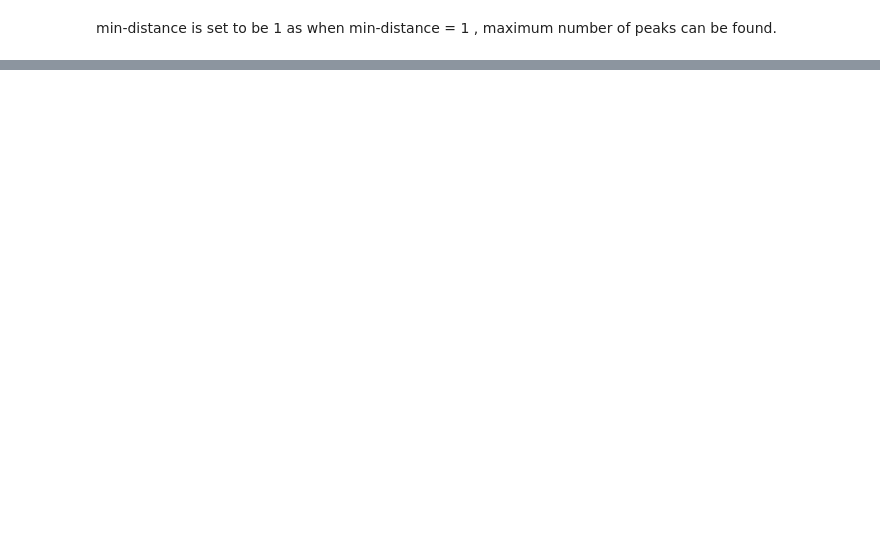
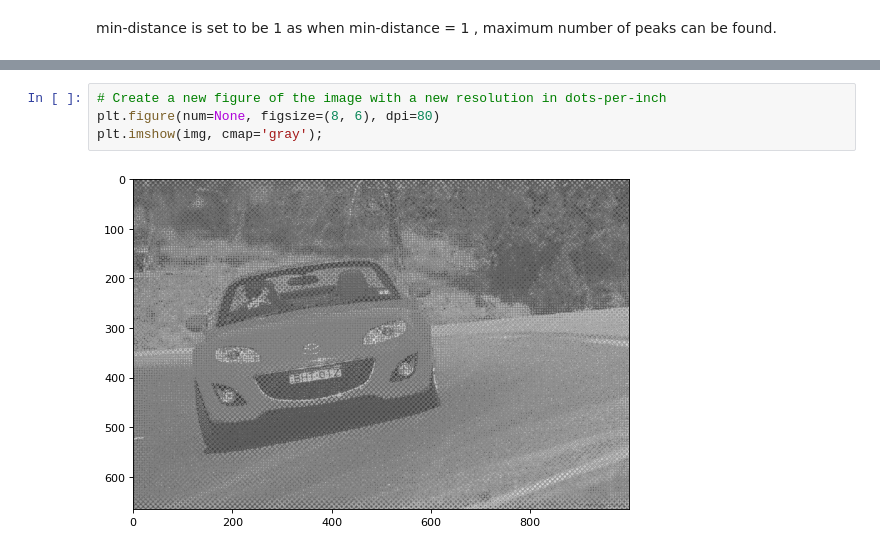
Before and after one commit to henrywan1920/AdvancedMath, a Jupyter notebook: Group2.ipynb, the cells around one changed output, grey strips where cells are left out. Saved outputs shown, nothing was run; the diff lists cells and outputs as text; blank space fills up the shorter version.

```diff
--- a/Group2.ipynb
+++ b/Group2.ipynb
@@ -189,0 +147,6 @@ We remove the low frequencies by masking with a rectangular window
+# %%
+# Create a new figure of the image with a new resolution in dots-per-inch
+plt.figure(num=None, figsize=(8, 6), dpi=80)
+plt.imshow(img, cmap='gray');
+# %% [output]
+[figure, added]
```
Also changed, not shown: parts of 23 cells of this notebook.
